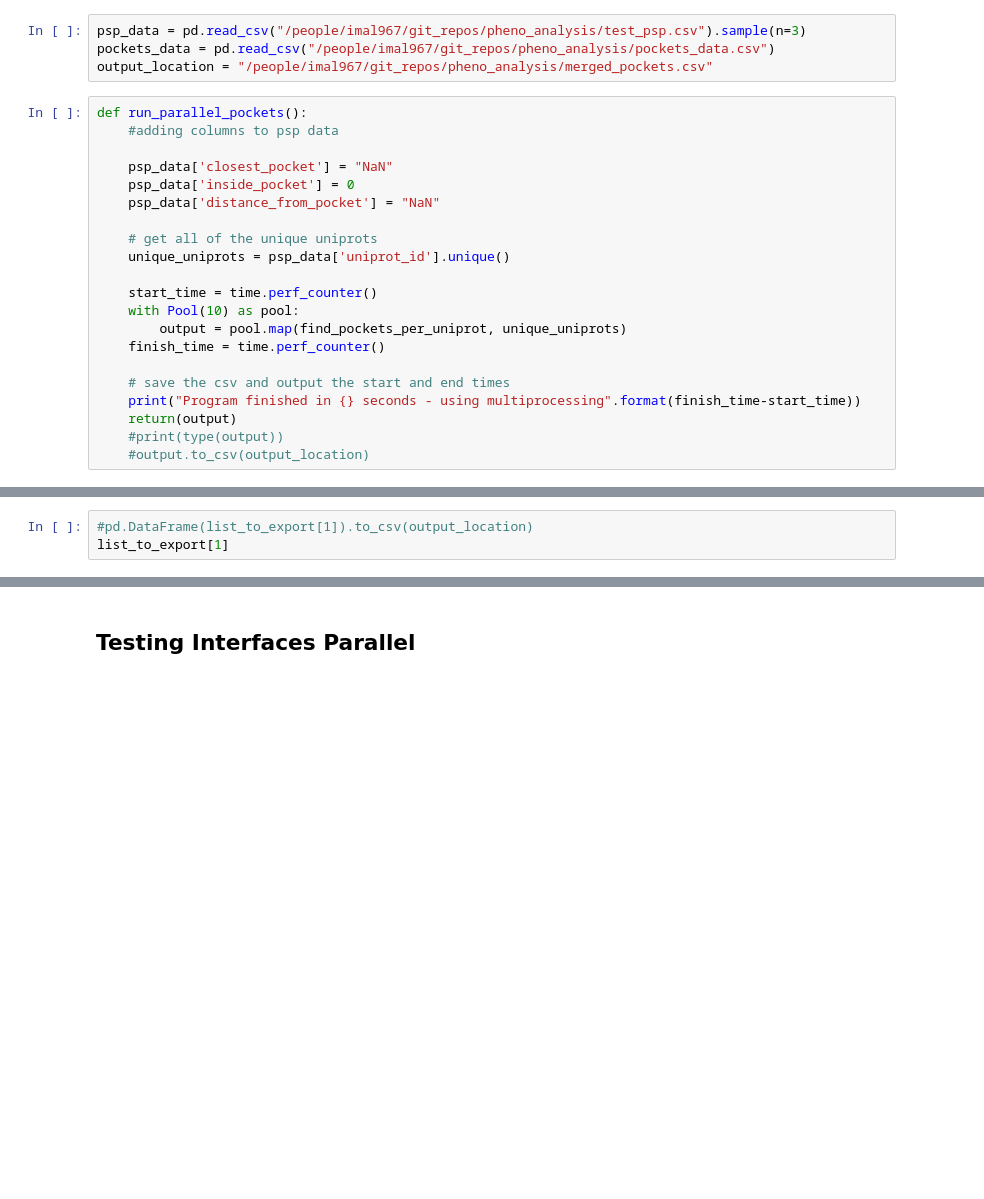
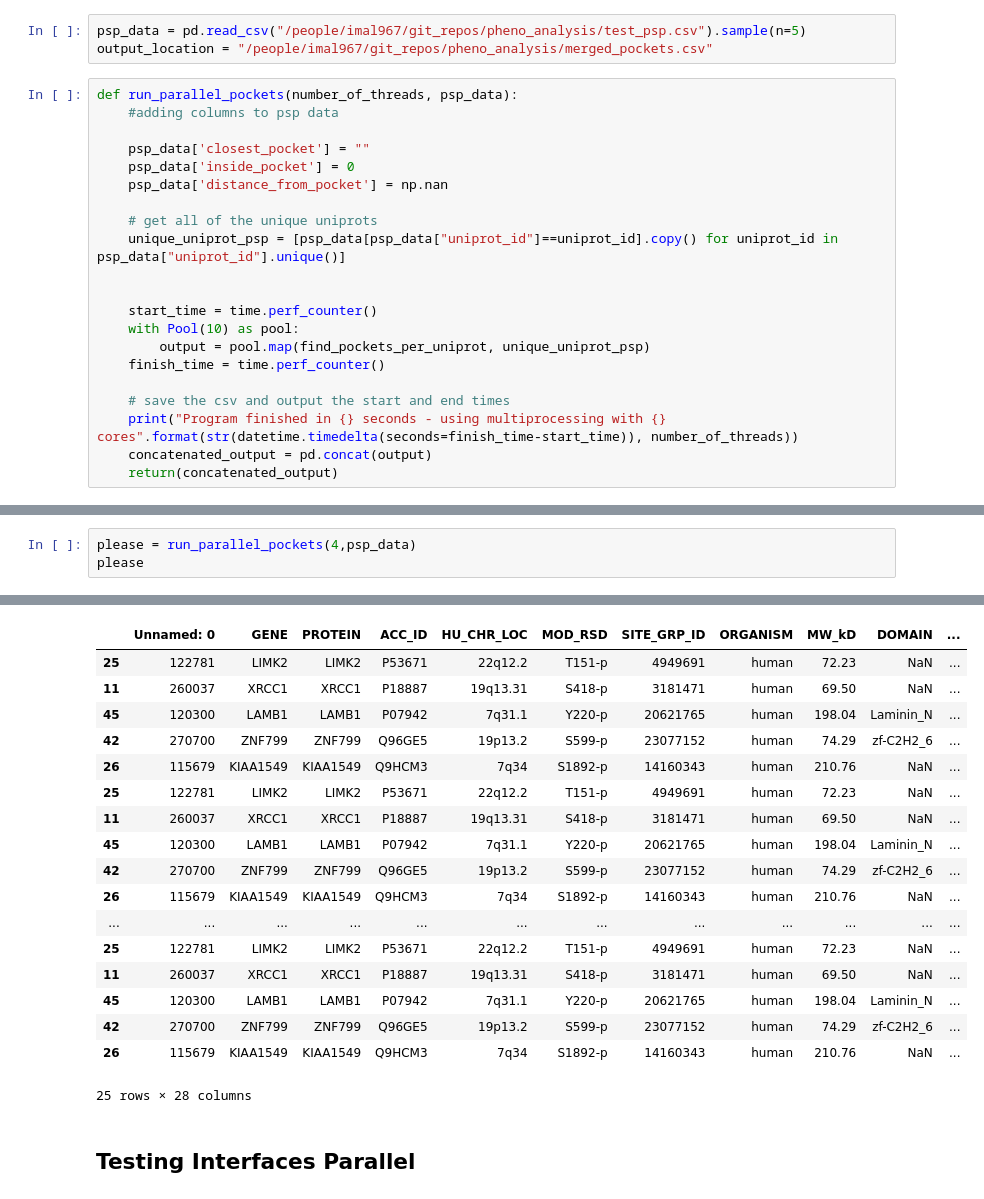
Before and after one commit to PhenoMeters/pheno_analysis, a Jupyter notebook: parallel_pocket_testing.ipynb, the cells around one changed output, grey strips where cells are left out. Cells and saved outputs as stored; diff of their text form; blank space fills up the shorter version.

```diff
--- a/parallel_pocket_testing.ipynb
+++ b/parallel_pocket_testing.ipynb
@@ -13,28 +14,27 @@ import math
 # %%
-psp_data = pd.read_csv("/people/imal967/git_repos/pheno_analysis/test_psp.csv").sample(n=3)
-pockets_data = pd.read_csv("/people/imal967/git_repos/pheno_analysis/pockets_data.csv")
+psp_data = pd.read_csv("/people/imal967/git_repos/pheno_analysis/test_psp.csv").sample(n=5)
 output_location = "/people/imal967/git_repos/pheno_analysis/merged_pockets.csv"
 # %%
-def run_parallel_pockets():
+def run_parallel_pockets(number_of_threads, psp_data):
     #adding columns to psp data
 
-    psp_data['closest_pocket'] = "NaN"
+    psp_data['closest_pocket'] = ""
     psp_data['inside_pocket'] = 0
-    psp_data['distance_from_pocket'] = "NaN"
+    psp_data['distance_from_pocket'] = np.nan
 
     # get all of the unique uniprots
-    unique_uniprots = psp_data['uniprot_id'].unique()
+    unique_uniprot_psp = [psp_data[psp_data["uniprot_id"]==uniprot_id].copy() for uniprot_id in psp_data["uniprot_id"].unique()]
+
 
     start_time = time.perf_counter()
     with Pool(10) as pool:
-        output = pool.map(find_pockets_per_uniprot, unique_uniprots)
+        output = pool.map(find_pockets_per_uniprot, unique_uniprot_psp)
     finish_time = time.perf_counter()
 
     # save the csv and output the start and end times
-    print("Program finished in {} seconds - using multiprocessing".format(finish_time-start_time))
-    return(output)
-    #print(type(output))
-    #output.to_csv(output_location)
+    print("Program finished in {} seconds - using multiprocessing with {} cores".format(str(datetime.timedelta(seconds=finish_time-start_time)), number_of_threads))
+    concatenated_output = pd.concat(output)
+    return(concatenated_output)
 # %%
 '''
 this function does pockets calcuations for each uniprot tthat it is given
@@ -108,3 +102,4 @@ Program finished in 33.640095461159945 seconds - using multiprocessing
-# %%
-#pd.DataFrame(list_to_export[1]).to_csv(output_location)
-list_to_export[1]
+# %%
+please = run_parallel_pockets(4,psp_data)
+please
+# %% [output]
@@ -111,3 +123,21 @@ list_to_export[1]
+|  | Unnamed: 0 | GENE | PROTEIN | ACC_ID | HU_CHR_LOC | MOD_RSD | SITE_GRP_ID | ORGANISM | MW_kD | DOMAIN | ... |
+| 25 | 122781 | LIMK2 | LIMK2 | P53671 | 22q12.2 | T151-p | 4949691 | human | 72.23 | NaN | ... |
+| 11 | 260037 | XRCC1 | XRCC1 | P18887 | 19q13.31 | S418-p | 3181471 | human | 69.50 | NaN | ... |
+| 45 | 120300 | LAMB1 | LAMB1 | P07942 | 7q31.1 | Y220-p | 20621765 | human | 198.04 | Laminin_N | ... |
+| 42 | 270700 | ZNF799 | ZNF799 | Q96GE5 | 19p13.2 | S599-p | 23077152 | human | 74.29 | zf-C2H2_6 | ... |
+| 26 | 115679 | KIAA1549 | KIAA1549 | Q9HCM3 | 7q34 | S1892-p | 14160343 | human | 210.76 | NaN | ... |
+| 25 | 122781 | LIMK2 | LIMK2 | P53671 | 22q12.2 | T151-p | 4949691 | human | 72.23 | NaN | ... |
+| 11 | 260037 | XRCC1 | XRCC1 | P18887 | 19q13.31 | S418-p | 3181471 | human | 69.50 | NaN | ... |
+| 45 | 120300 | LAMB1 | LAMB1 | P07942 | 7q31.1 | Y220-p | 20621765 | human | 198.04 | Laminin_N | ... |
+| 42 | 270700 | ZNF799 | ZNF799 | Q96GE5 | 19p13.2 | S599-p | 23077152 | human | 74.29 | zf-C2H2_6 | ... |
+| 26 | 115679 | KIAA1549 | KIAA1549 | Q9HCM3 | 7q34 | S1892-p | 14160343 | human | 210.76 | NaN | ... |
+| ... | ... | ... | ... | ... | ... | ... | ... | ... | ... | ... | ... |
+| 25 | 122781 | LIMK2 | LIMK2 | P53671 | 22q12.2 | T151-p | 4949691 | human | 72.23 | NaN | ... |
+| 11 | 260037 | XRCC1 | XRCC1 | P18887 | 19q13.31 | S418-p | 3181471 | human | 69.50 | NaN | ... |
+| 45 | 120300 | LAMB1 | LAMB1 | P07942 | 7q31.1 | Y220-p | 20621765 | human | 198.04 | Laminin_N | ... |
+| 42 | 270700 | ZNF799 | ZNF799 | Q96GE5 | 19p13.2 | S599-p | 23077152 | human | 74.29 | zf-C2H2_6 | ... |
+| 26 | 115679 | KIAA1549 | KIAA1549 | Q9HCM3 | 7q34 | S1892-p | 14160343 | human | 210.76 | NaN | ... |
+25 rows × 28 columns
 # %% [markdown]
 ## Testing Interfaces Parallel
 # %%
```
Also changed, not shown: parts of 20 cells of this notebook, 4 other files.
